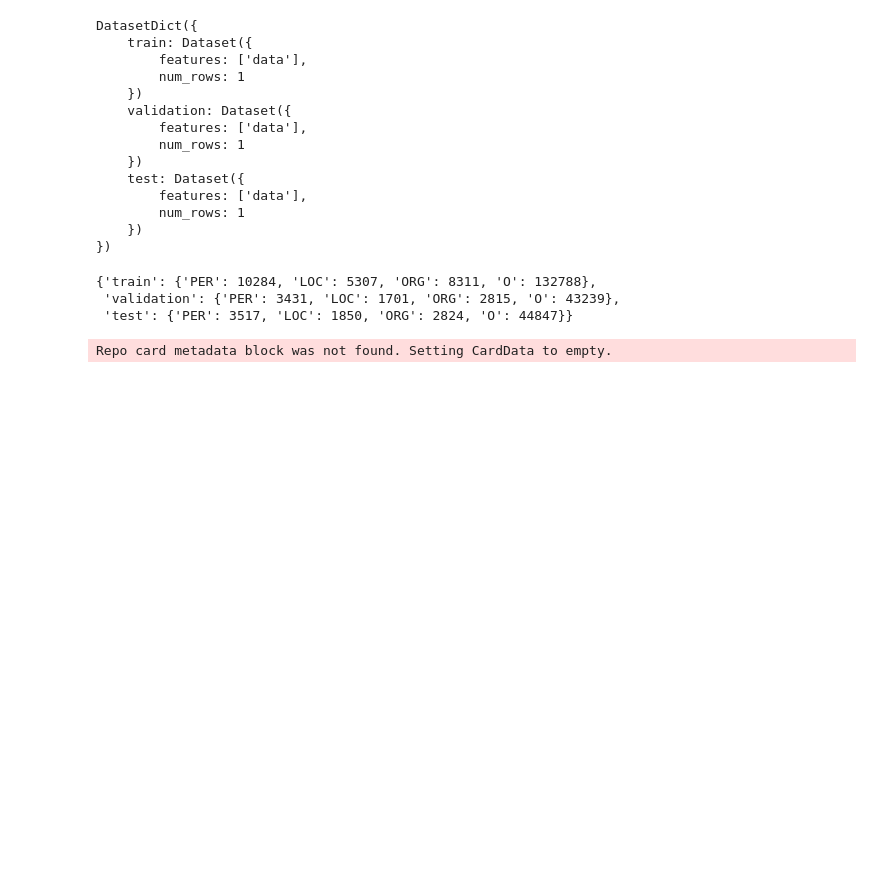
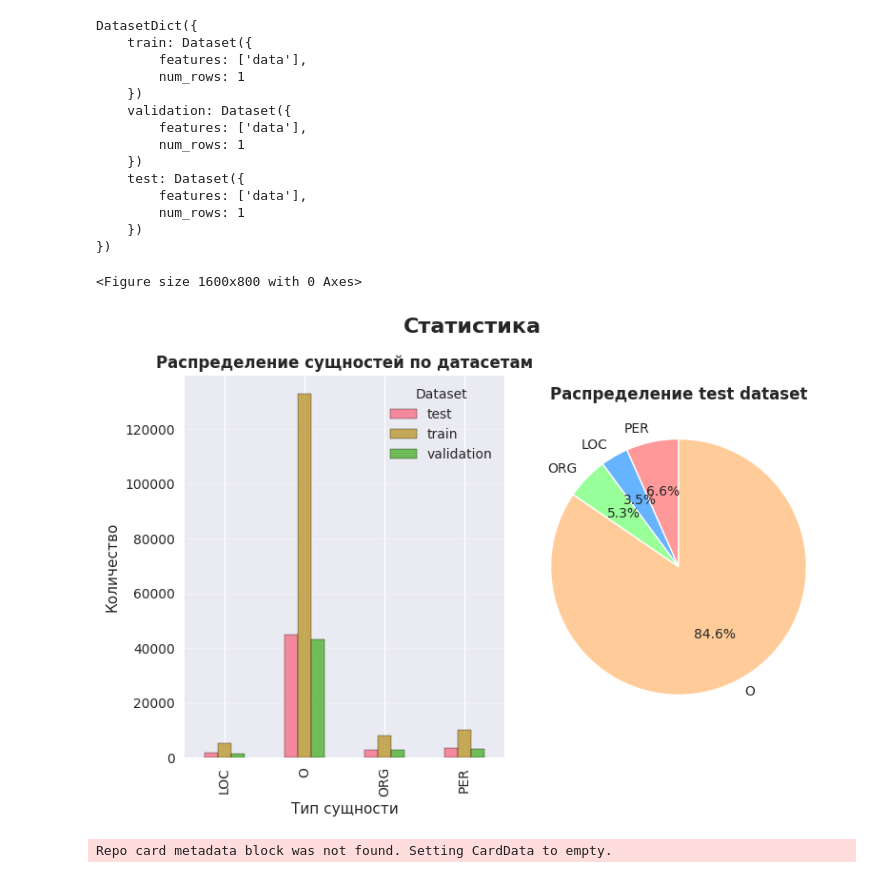
Before and after one commit to akon1te/hse-materials, a Jupyter notebook: lab1.ipynb, the cells around one changed output. Saved outputs shown, nothing was run; the diff lists cells and outputs as text; code cells hidden in the pictures; blank space fills up the shorter version.

Commit message:
upd2 add plots and yargy

```diff
--- a/lab1.ipynb
+++ b/lab1.ipynb
@@ -38,11 +38,9 @@ DatasetDict({
     })
 })
 # %%
-entity_counts = get_stats(dataset) # type: ignore
-entity_counts
+make_simle_stats(get_stats(dataset)) # type: ignore
 # %% [output]
-{'train': {'PER': 10284, 'LOC': 5307, 'ORG': 8311, 'O': 132788},
- 'validation': {'PER': 3431, 'LOC': 1701, 'ORG': 2815, 'O': 43239},
- 'test': {'PER': 3517, 'LOC': 1850, 'ORG': 2824, 'O': 44847}}
+<Figure size 1600x800 with 0 Axes>
+[figure, added]
 # %%
 entity_counts, natasha_data = process_dataset("gusevski/factrueval2016")
```
Also changed, not shown: parts of 7 cells of this notebook.
